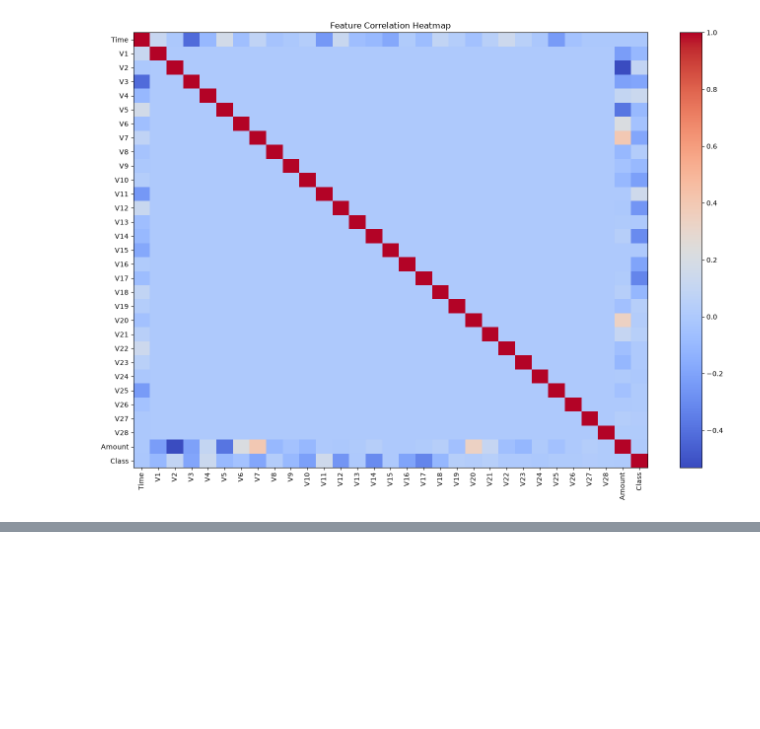
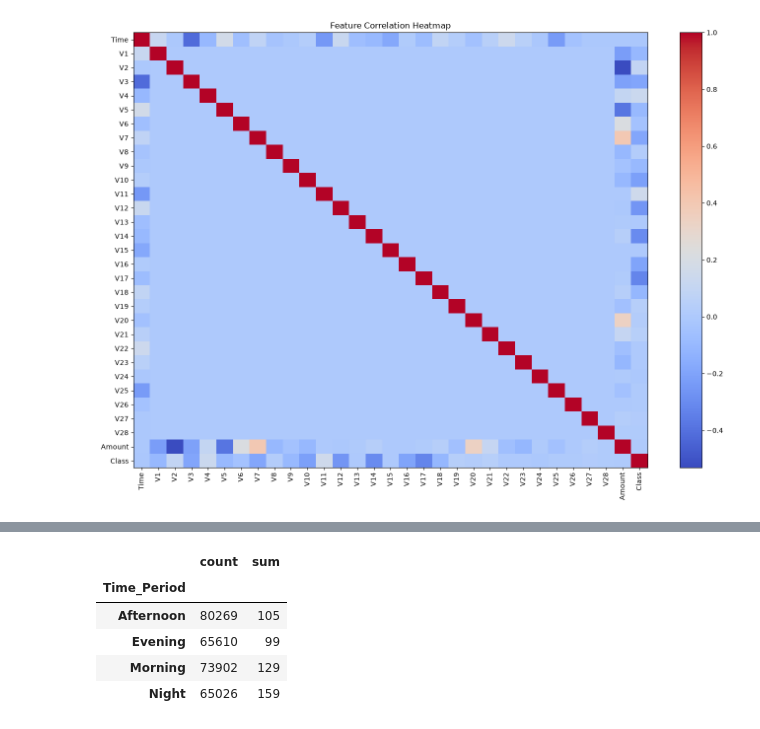
Before and after one commit to 9009594/real-time-financial-fraud-detection, a Jupyter notebook: notebooks/01_data_understanding.ipynb, the cells around one changed output, grey strips where cells are left out. Cells and saved outputs as stored; diff of their text form; code cells hidden in the pictures; blank space fills up the shorter version.

```diff
--- a/notebooks/01_data_understanding.ipynb
+++ b/notebooks/01_data_understanding.ipynb
@@ -587,0 +618,11 @@ plt.show()
+# %%
+df[["Hour", "Amount", "Log_Amount"]].describe()
+df["Time_Period"].value_counts()
+df.groupby("Time_Period")["Class"].agg(["count", "sum"])
+# %% [output]
+|  | count | sum |
+| Time_Period |  |  |
+| Afternoon | 80269 | 105 |
+| Evening | 65610 | 99 |
+| Morning | 73902 | 129 |
+| Night | 65026 | 159 |
```
Also changed, not shown: parts of 2 cells of this notebook.
